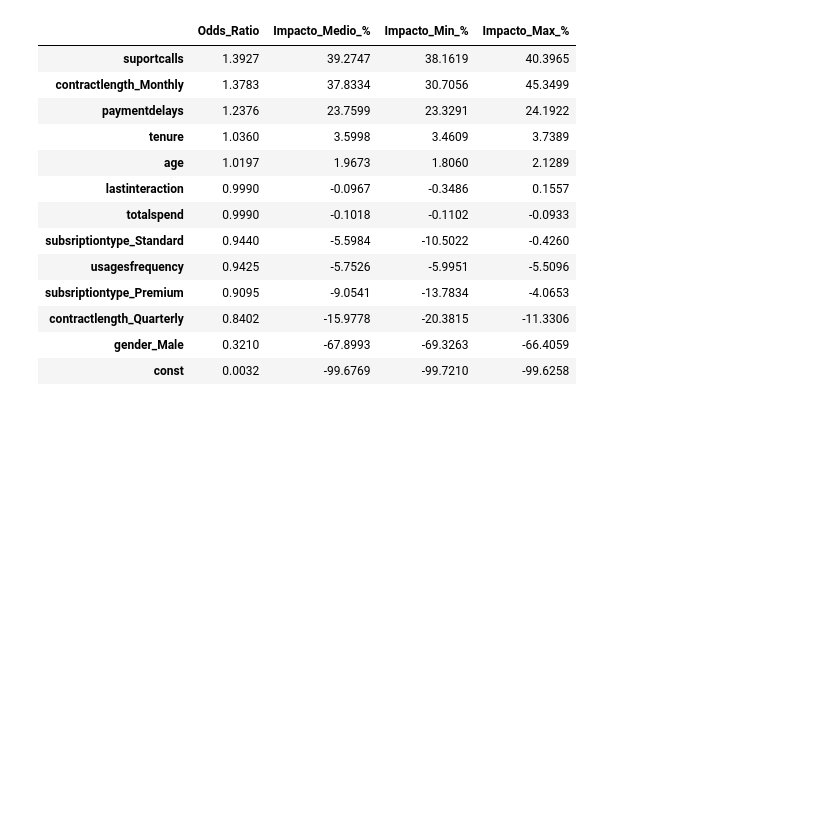
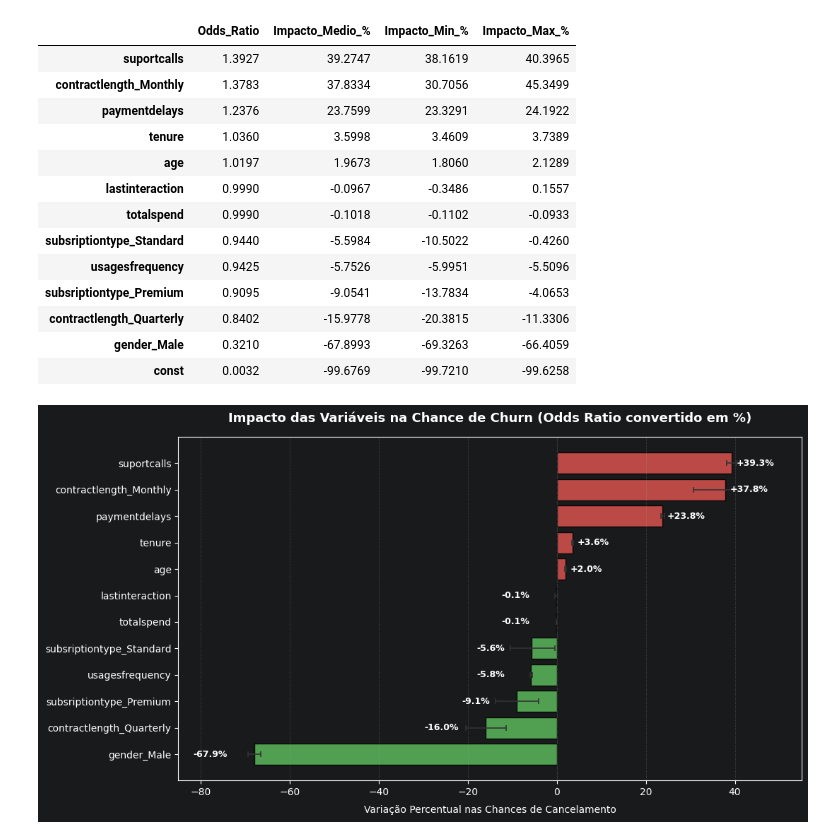
Before and after one commit to rafacasella/Data_Analysis_Portfolio, a Jupyter notebook: Churn_Analysis/Churn_Analysis.ipynb, the cells around one changed output. Saved outputs shown, nothing was run; the diff lists cells and outputs as text; code cells hidden in the pictures; blank space fills up the shorter version.

```diff
--- a/Churn_Analysis/Churn_Analysis.ipynb
+++ b/Churn_Analysis/Churn_Analysis.ipynb
@@ -281,3 +289,59 @@ display(df_odds[['Odds_Ratio', 'Impacto_Medio_%', 'Impacto_Min_%', 'Impacto_Max_
 #Interpretando:
 #Odds Ratio menor do que 1, indica um efeito protetor, ou seja, diminuem as chances de CHURN
 #Odds Ratio superior a 1, indica forte impacto nas chances de CHURN
+# %%
+#Visual das Odds_Ratio:
+
+#Removendo a constante 'const' para não distorcer a escala)
+variaveis = [
+    'suportcalls', 'contractlength_Monthly', 'paymentdelays', 'tenure', 'age',
+    'lastinteraction', 'totalspend', 'subsriptiontype_Standard',
+    'usagesfrequency', 'subsriptiontype_Premium', 'contractlength_Quarterly', 'gender_Male'
+]
+impacto_medio = [39.27, 37.83, 23.76, 3.60, 1.97, -0.10, -0.10, -5.60, -5.75, -9.05, -15.98, -67.90]
+impacto_min = [38.16, 30.71, 23.33, 3.46, 1.81, -0.35, -0.11, -10.50, -6.00, -13.78, -20.38, -69.33]
+impacto_max = [40.40, 45.35, 24.19, 3.74, 2.13, 0.16, -0.09, -0.43, -5.51, -4.07, -11.33, -66.41]
+
+#Inverter para que a variável de maior impacto fique no topo
+variaveis.reverse()
+impacto_medio.reverse()
+impacto_min.reverse()
+impacto_max.reverse()
+
+#Calcular os limites de erro assimétricos requeridos pelo matplotlib
+erros_esquerda = [m - mn for m, mn in zip(impacto_medio, impacto_min)]
+erros_direita = [mx - m for m, mx in zip(impacto_medio, impacto_max)]
+erros_barra = [erros_esquerda, erros_direita]
+
+#Definir paleta de cores condicional (Vermelho para Risco, Verde para Proteção)
+cores = ['#5cb85c' if x < 0 else '#d9534f' for x in impacto_medio]
+
+#Configurar e desenhar a figura
+fig, ax = plt.subplots(figsize=(11, 6))
+barras = ax.barh(variaveis, impacto_medio, xerr=erros_barra, color=cores, alpha=0.85, edgecolor='black',
+                 error_kw=dict(ecolor='#333333', lw=1.2, capsize=3, capthick=1.2))
+
+#Linha de referência neutra (0%)
+ax.axvline(0, color='#333333', linestyle='--', linewidth=1)
+
+#Adicionar os valores exatos em formato de texto nas pontas das barras
+for barra, valor in zip(barras, impacto_medio):
+    largura = barra.get_width()
+    posicao_x = largura - 6 if largura < 0 else largura + 1
+    alinhamento = 'right' if largura < 0 else 'left'
+    ax.annotate(f'{valor:+.1f}%',
+                xy=(posicao_x, barra.get_y() + barra.get_height() / 2),
+                ha=alinhamento, va='center', fontsize=9, fontweight='semibold')
+
+#Estilização final dos eixos
+ax.set_title("Impacto das Variáveis na Chance de Churn (Odds Ratio convertido em %)", fontsize=13, pad=15, fontweight='bold')
+ax.set_xlabel("Variação Percentual nas Chances de Cancelamento", fontsize=10, labelpad=8)
+ax.set_xlim(-85, 55)
+ax.grid(axis='x', linestyle=':', alpha=0.5)
+plt.tight_layout()
+
+# Salva a imagem final para atualizar seu portfólio no GitHub
+plt.savefig("impacto_percentual_churn.png", dpi=300)
+plt.show()
+# %% [output]
+[figure, added]
```
Also changed, not shown: parts of 3 cells of this notebook, 2 other files.
